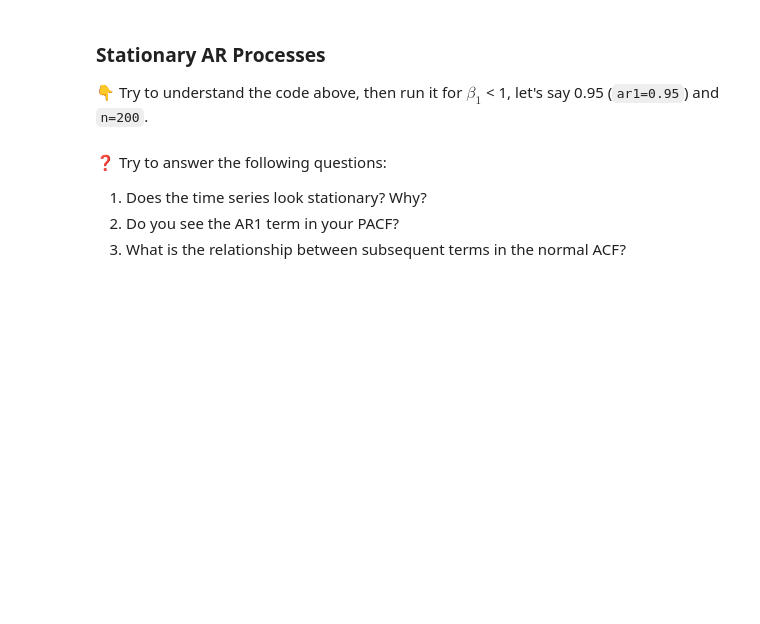
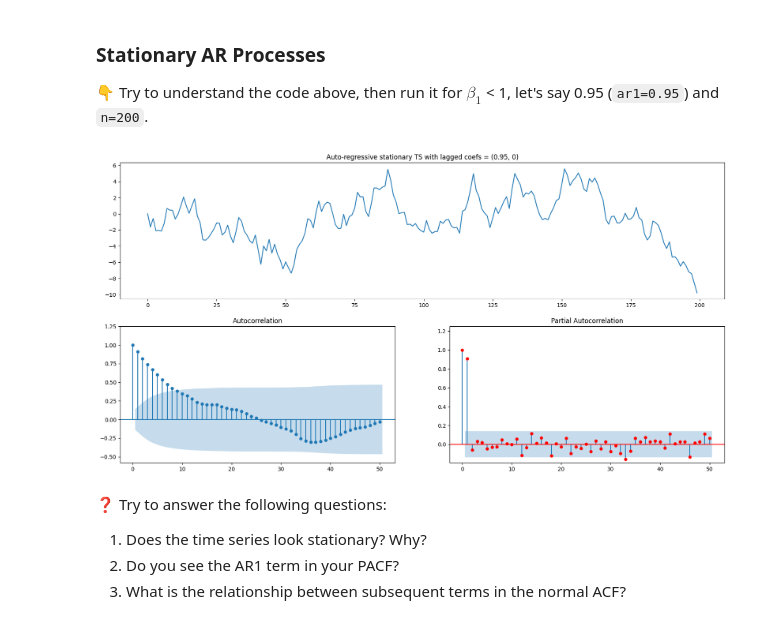
Before and after one commit to donguiboy/data-artificial-time-series, a Jupyter notebook: artificial_time_series.ipynb, the cells around one changed output. Drawn from its saved outputs; the diff is of its cells as text; code cells hidden in the pictures; blank space fills up the shorter version.

```diff
--- a/artificial_time_series.ipynb
+++ b/artificial_time_series.ipynb
@@ -54,6 +54,9 @@ def plot_ar_process(ar1, ar2=0, diff=0, n=500, mu=0, sigma=1, show_plot=True, re
 👇 Try to understand the code above, then run it for $\beta_1$ < 1, let's say 0.95 (`ar1=0.95`) and `n=200`.
 # %%
 # YOUR CODE HERE
+plot_ar_process(n=200,ar1=0.95)
+# %% [output]
+[figure, added]
 # %% [markdown]
 ❓️ Try to answer the following questions:
 
```
Also changed, not shown: parts of 29 cells of this notebook.
